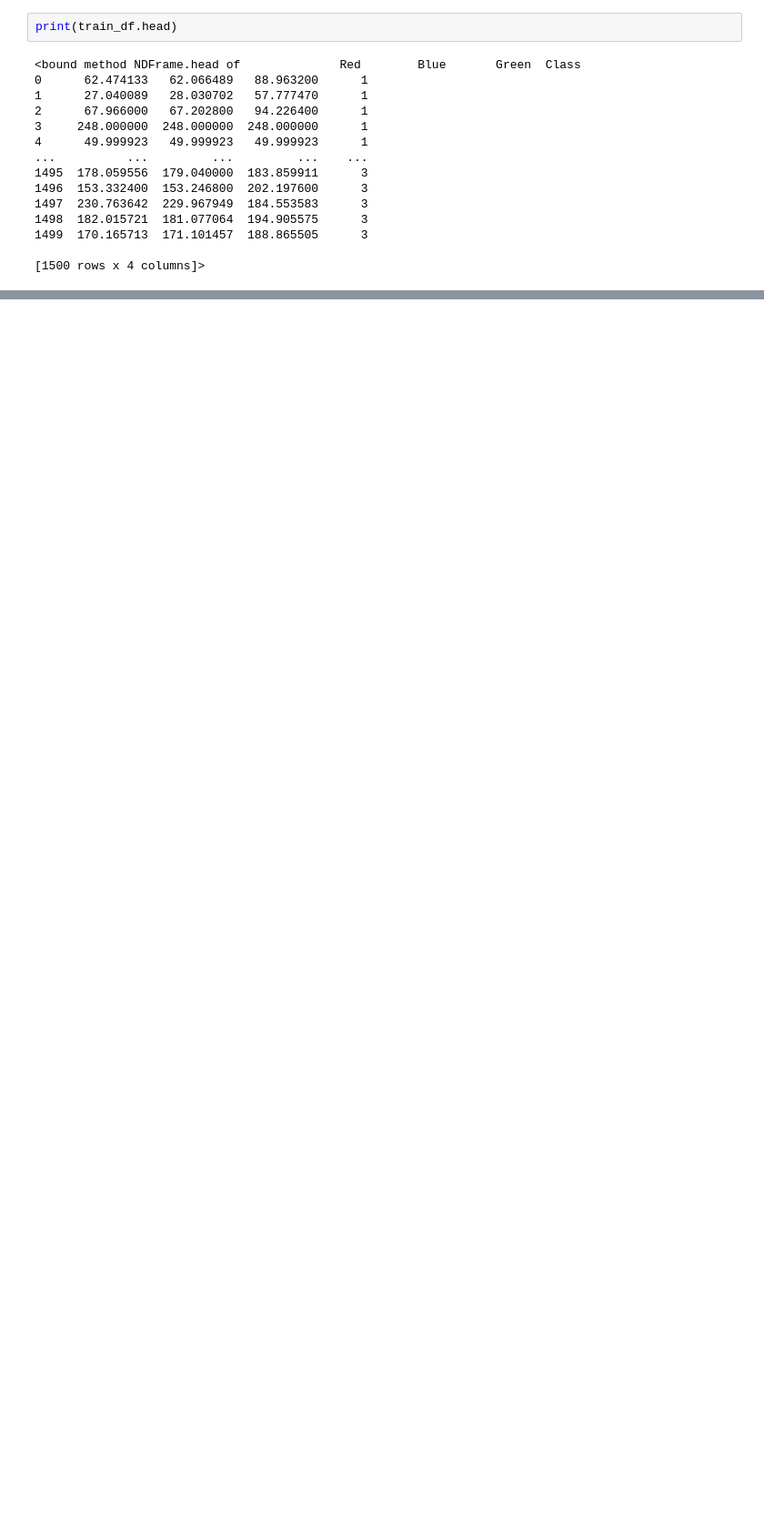
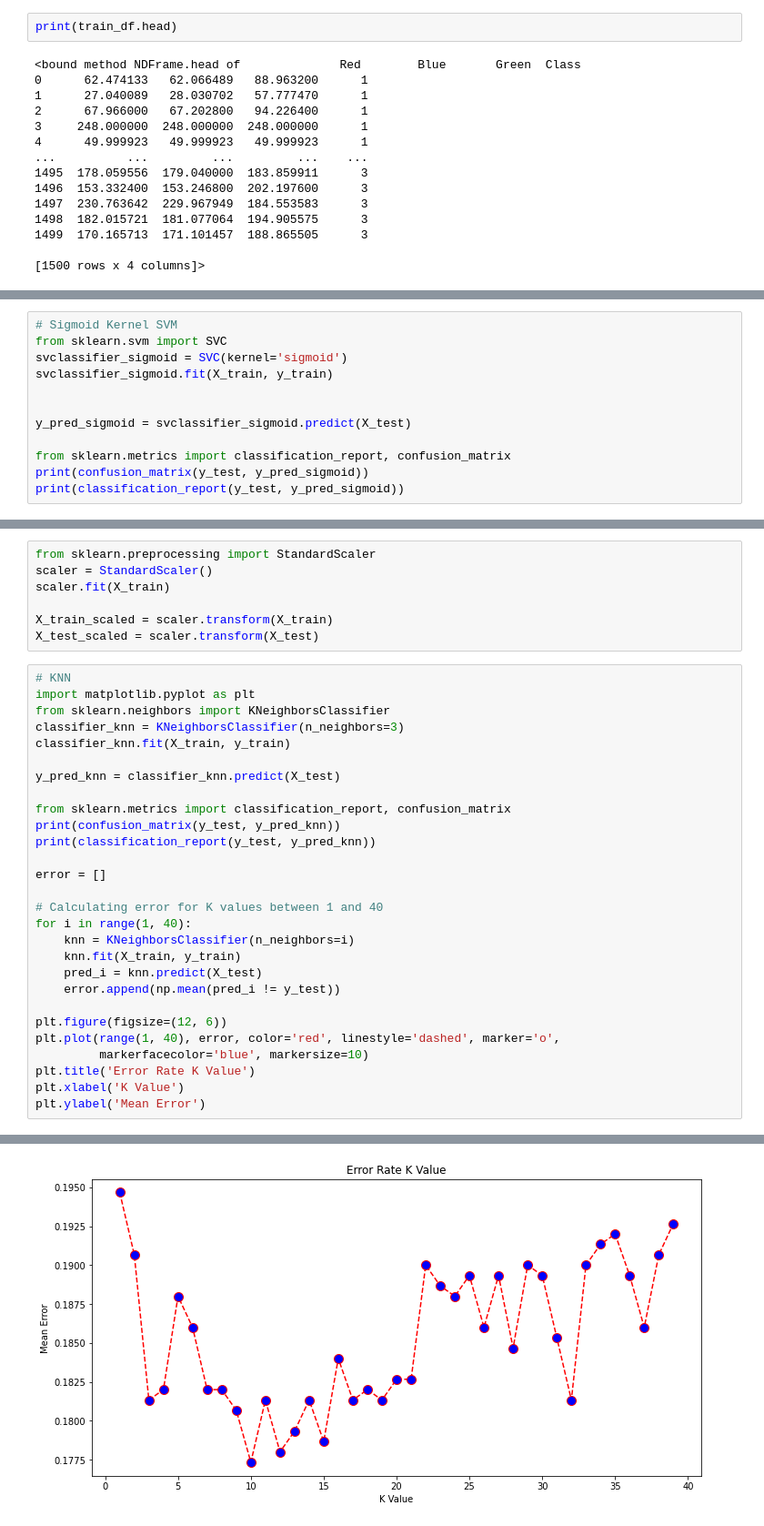
Before and after one commit to Rahul-Sridhar/apple_case_study, a Jupyter notebook: ml_image_classifier.ipynb, the cells around one changed output, grey strips where cells are left out. Shown at 91% size. Drawn from its saved outputs; the diff is of its cells as text; blank space fills up the shorter version.

Commit message:
update_ml_classifier

```diff
--- a/ml_image_classifier.ipynb
+++ b/ml_image_classifier.ipynb
@@ -124,0 +142,12 @@ weighted avg       0.68      0.63      0.64      1500
+# %%
+# Sigmoid Kernel SVM
+from sklearn.svm import SVC
+svclassifier_sigmoid = SVC(kernel='sigmoid')
+svclassifier_sigmoid.fit(X_train, y_train)
+
+
+y_pred_sigmoid = svclassifier_sigmoid.predict(X_test)
+
+from sklearn.metrics import classification_report, confusion_matrix
+print(confusion_matrix(y_test, y_pred_sigmoid))
+print(classification_report(y_test, y_pred_sigmoid))
@@ -124,0 +167,36 @@ weighted avg       0.68      0.63      0.64      1500
+# %%
+from sklearn.preprocessing import StandardScaler
+scaler = StandardScaler()
+scaler.fit(X_train)
+
+X_train_scaled = scaler.transform(X_train)
+X_test_scaled = scaler.transform(X_test)
+# %%
+# KNN
+import matplotlib.pyplot as plt
+from sklearn.neighbors import KNeighborsClassifier
+classifier_knn = KNeighborsClassifier(n_neighbors=3)
+classifier_knn.fit(X_train, y_train)
+
+y_pred_knn = classifier_knn.predict(X_test)
+
+from sklearn.metrics import classification_report, confusion_matrix
+print(confusion_matrix(y_test, y_pred_knn))
+print(classification_report(y_test, y_pred_knn))
+
+error = []
+
+# Calculating error for K values between 1 and 40
+for i in range(1, 40):
+    knn = KNeighborsClassifier(n_neighbors=i)
+    knn.fit(X_train, y_train)
+    pred_i = knn.predict(X_test)
+    error.append(np.mean(pred_i != y_test))
+
+plt.figure(figsize=(12, 6))
+plt.plot(range(1, 40), error, color='red', linestyle='dashed', marker='o',
+         markerfacecolor='blue', markersize=10)
+plt.title('Error Rate K Value')
+plt.xlabel('K Value')
+plt.ylabel('Mean Error')
+# %% [output]
@@ -124,0 +216 @@ weighted avg       0.68      0.63      0.64      1500
+[figure, added]
```
Also changed, not shown: parts of 25 cells of this notebook.
